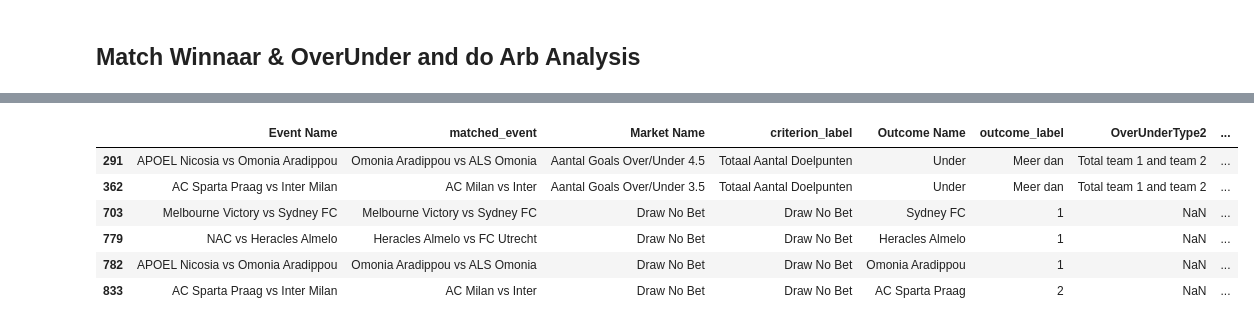
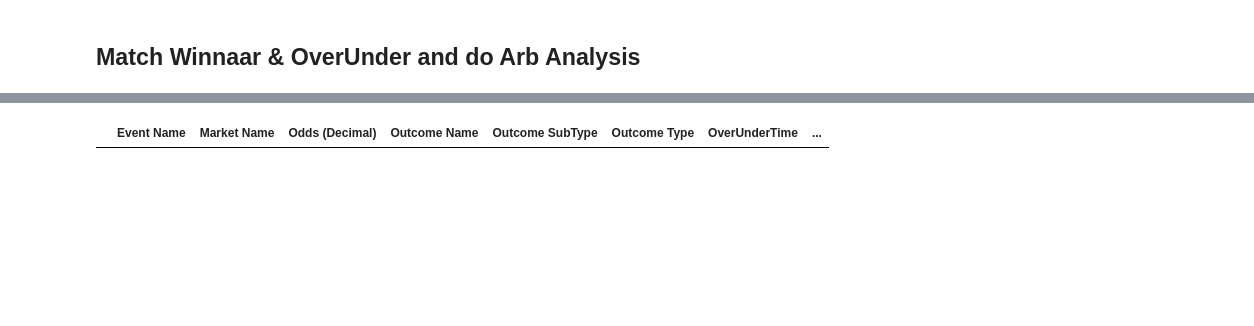
Before and after one commit to carpedimi/ArbitrageBets_sms, a Jupyter notebook: ArbSignal_Football_dev.ipynb, the cells around one changed output, grey strips where cells are left out. Saved outputs shown, nothing was run; the diff lists cells and outputs as text; code cells hidden in the pictures; blank space fills up the shorter version.

```diff
--- a/ArbSignal_Football_dev.ipynb
+++ b/ArbSignal_Football_dev.ipynb
@@ -296,8 +301,8 @@ filtered_kambi_winnaar
 # Perform a left join on the matched_event_name (from toto) and event_name (from kambi)
 merged_df_winnaar = filtered_toto_winnaar.merge(
     filtered_kambi_winnaar,
-    left_on=['matched_event', 'standardized_label'],
-    right_on=['event_name', 'standardized_label'],
+    left_on=['matched_event', 'standardized_label', 'sex'],
+    right_on=['event_name', 'standardized_label', 'sex'],
     how='left'
 )
 
@@ -388,17 +393,24 @@ toto_filtered_football_overunder['Market Name'] = toto_filtered_football_overund
 
 kambi_events = kambi_filtered_football_overunder['event_name'].tolist()
 
-# Function to find the best match for 'Event Name' in toto_filtered_football
-def find_best_match(event_name):
-    # Use a token-based similarity for better handling of substrings
-    result = process.extractOne(event_name, kambi_events, scorer=fuzz.token_set_ratio, score_cutoff=90)
-    if result is None:  # No match found
-        return None
-    match, score, _ = result
-    return match
+# # Function to find the best match for 'Event Name' in toto_filtered_football
+# def find_best_match(event_name):
+#     # Use a token-based similarity for better handling of substrings
+#     result = process.extractOne(event_name, kambi_events, scorer=fuzz.token_set_ratio, score_cutoff=100)
+#     if result is None:  # No match found
+#         return None
+#     match, score = result
+#     return match
 
-# Apply matching function to toto_filtered_football
-toto_filtered_football_overunder['matched_event'] = toto_filtered_football_overunder['Event Name'].apply(find_best_match)
+
+# # Apply matching function to toto_filtered_football
+# toto_filtered_football_overunder['matched_event'] = toto_filtered_football_overunder['Event Name'].apply(find_best_match)
+# Perform a left join to bring in 'matched_event' and 'fuzzy_score' from matched_events
+toto_filtered_football_overunder = toto_filtered_football_overunder.merge(
+    matched_events,
+    on='Event Name',  # Join on the 'Event Name' column
+    how='left'  # Ensure all rows in toto_filtered_football_overunder are retained
+)
 # %% [output]
 A value is trying to be set on a copy of a slice from a DataFrame.
 Try using .loc[row_indexer,col_indexer] = value instead
@@ -522,8 +536,8 @@ See the caveats in the documentation: https://pandas.pydata.org/pandas-docs/stab
 merged_football_overunder = pd.merge(
     toto_filtered_football_overunder,
     kambi_filtered_football_overunder,
-    left_on=['line', 'OverUnderType', 'OverUnderTime', 'OverUnderType2', 'matched_event'],
-    right_on=['line', 'OverUnderType', 'OverUnderTime', 'OverUnderType2', 'event_name'],
+    left_on=['line', 'OverUnderType', 'OverUnderTime', 'OverUnderType2', 'matched_event', 'sex'],
+    right_on=['line', 'OverUnderType', 'OverUnderTime', 'OverUnderType2', 'event_name', 'sex'],
     how='inner'  # Use 'inner' join to get only matching rows; adjust as needed
 )
 # Keep records with opposite outcomes
@@ -594,14 +612,8 @@ total_football[total_football['Is Arbitrage'] == True][['Event Name', 'Market Na
 # %%
-total_football[(total_football['Is Arbitrage'] == True)][['Event Name', 'matched_event', 'Market Name', 'criterion_label', 'Outcome Name', 'outcome_label', 'OverUnderType2',
-       'Odds (Decimal)', 'odds', 'Price Numerator', 'Price Denominator',
-       'Outcome Type', 'Outcome SubType', 'sport_x', 'competition',
-       'OverUnderType', 'OverUnderTime', 'Team1_x', 'Team2_x', 'Team1_y', 'Team2_y', 'Arbitrage Percentage',
-       'Is Arbitrage', 'Stake A', 'Stake B']]
+total_football[(total_football['Is Arbitrage'] == True)]#[['Event Name', 'matched_event', 'Market Name', 'criterion_label', 'Outcome Name', 'outcome_label', 'OverUnderType2',
+       # 'Odds (Decimal)', 'odds', 'Price Numerator', 'Price Denominator',
+       # 'Outcome Type', 'Outcome SubType', 'sport_x', 'competition',
+       # 'OverUnderType', 'OverUnderTime', 'Team1_x', 'Team2_x', 'Team1_y', 'Team2_y', 'Arbitrage Percentage',
+       # 'Is Arbitrage', 'Stake A', 'Stake B']]
 # %% [output]
-|  | Event Name | matched_event | Market Name | criterion_label | Outcome Name | outcome_label | OverUnderType2 | ... |
-| 291 | APOEL Nicosia vs Omonia Aradippou | Omonia Aradippou vs ALS Omonia | Aantal Goals Over/Under 4.5 | Totaal Aantal Doelpunten | Under | Meer dan | Total team 1 and team 2 | ... |
-| 362 | AC Sparta Praag vs Inter Milan | AC Milan vs Inter | Aantal Goals Over/Under 3.5 | Totaal Aantal Doelpunten | Under | Meer dan | Total team 1 and team 2 | ... |
-| 703 | Melbourne Victory vs Sydney FC | Melbourne Victory vs Sydney FC | Draw No Bet | Draw No Bet | Sydney FC | 1 | NaN | ... |
-| 779 | NAC vs Heracles Almelo | Heracles Almelo vs FC Utrecht | Draw No Bet | Draw No Bet | Heracles Almelo | 1 | NaN | ... |
-| 782 | APOEL Nicosia vs Omonia Aradippou | Omonia Aradippou vs ALS Omonia | Draw No Bet | Draw No Bet | Omonia Aradippou | 1 | NaN | ... |
-| 833 | AC Sparta Praag vs Inter Milan | AC Milan vs Inter | Draw No Bet | Draw No Bet | AC Sparta Praag | 2 | NaN | ... |
+|  | Event Name | Market Name | Odds (Decimal) | Outcome Name | Outcome SubType | Outcome Type | OverUnderTime | ... |
```
Also changed, not shown: parts of 37 cells of this notebook, 17 other files.
